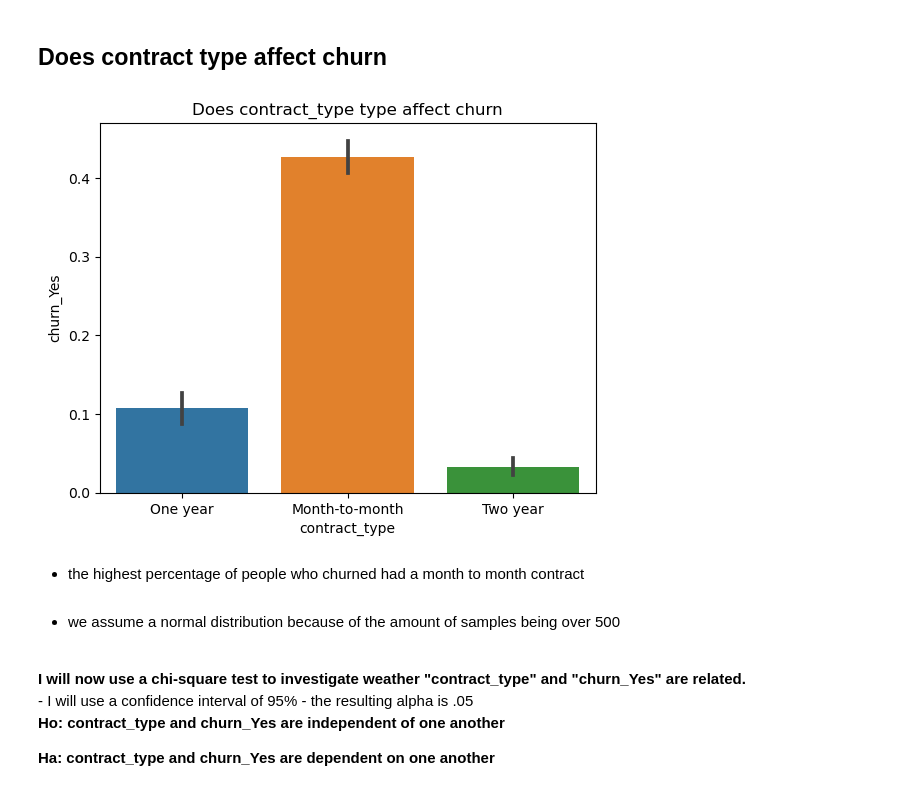
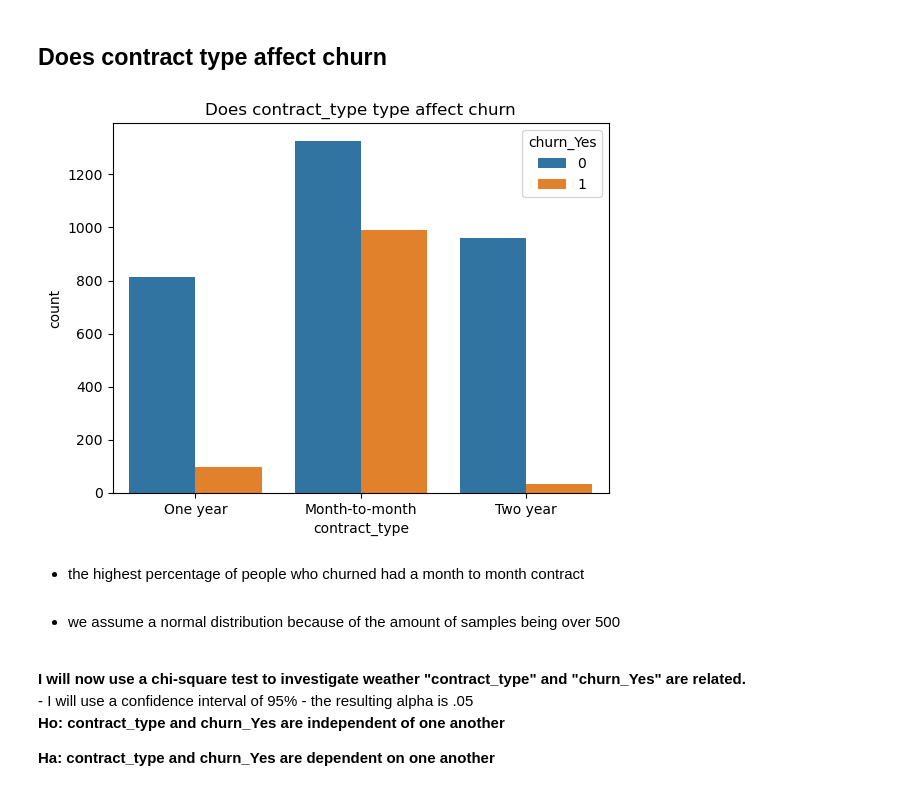
Before and after one commit to Divante222/project_1_telco_churn, a Jupyter notebook: final_report.ipynb, the cells around one changed output. Cells and saved outputs as stored; diff of their text form; code cells hidden in the pictures.

```diff
--- a/final_report.ipynb
+++ b/final_report.ipynb
@@ -170,13 +143,9 @@ payment_type and churn_Yes are dependent on one another
 ## Does contract type affect churn
 # %%
 #plotting contract type and churn_Yes
-
-plt.title('Does contract_type type affect churn')
-ax = sns.barplot(x='contract_type', y ='churn_Yes', data = train)
-
-plt.show()
+wrangle.get_barplot_contract_type(train)
 # %% [output]
-[figure, old version]
+[figure, new version]
 # %% [markdown]
 - the highest percentage of people who churned had a month to month contract
 <br><br>
```
Also changed, not shown: parts of 25 cells of this notebook, 2 other files.
